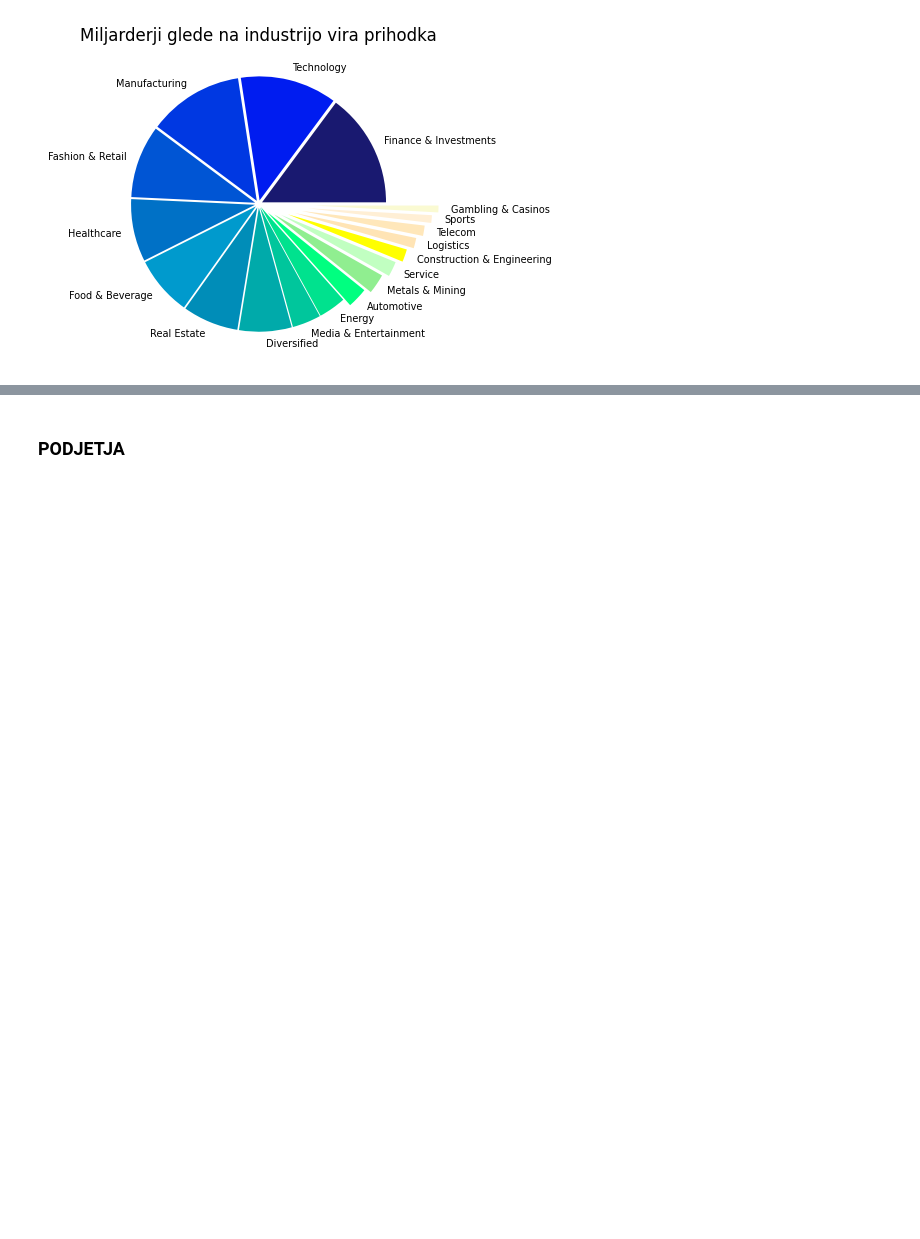
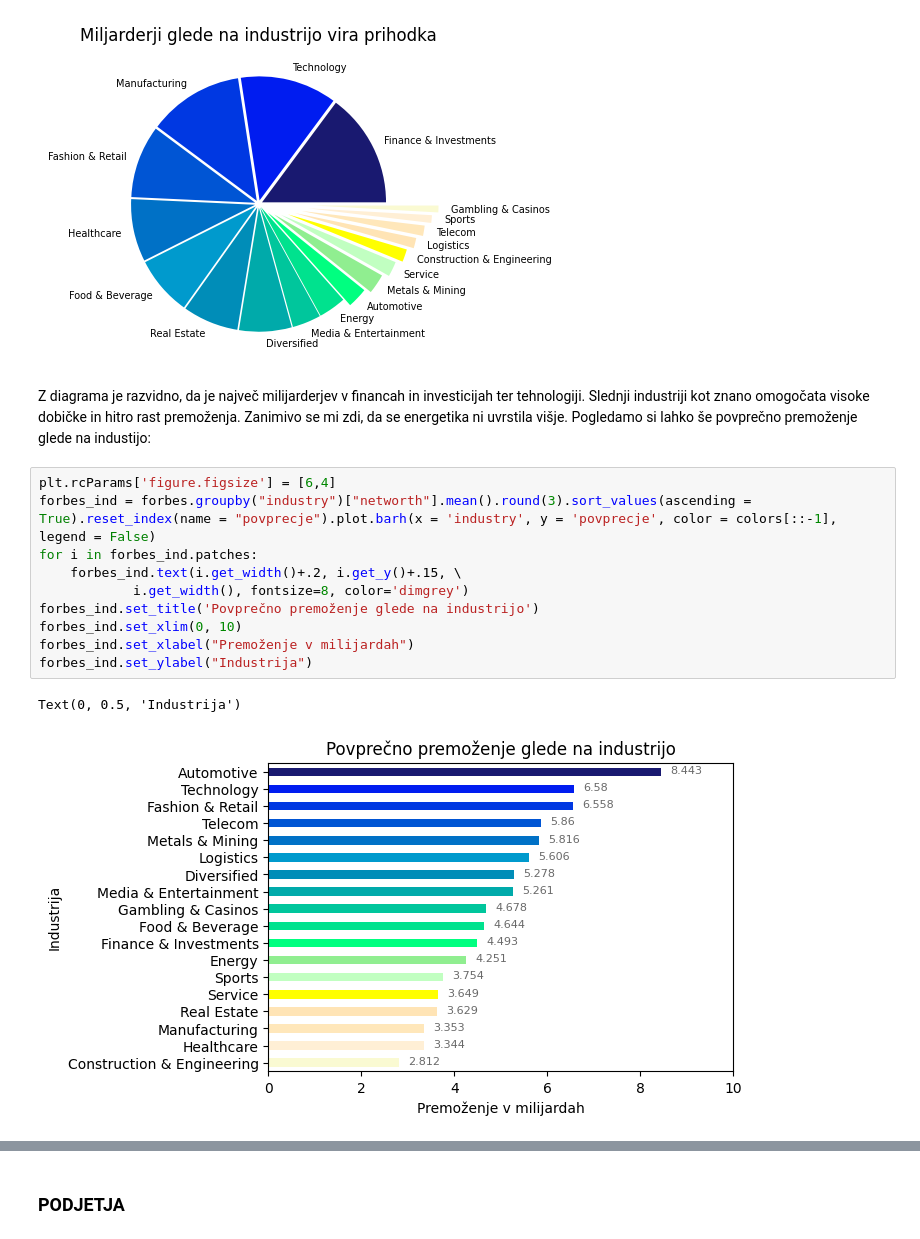
Before and after one commit to karolina-sa/Forbes-list-PROG1-projekt, a Jupyter notebook: analiza_Forbes_list.ipynb, the cells around one changed output, grey strips where cells are left out. Saved outputs shown, nothing was run; the diff lists cells and outputs as text; blank space fills up the shorter version.

```diff
--- a/analiza_Forbes_list.ipynb
+++ b/analiza_Forbes_list.ipynb
@@ -302,3 +307,19 @@ forbes.groupby('industry').size().sort_values(ascending = False).plot.pie(
 # %% [output]
 <AxesSubplot: title={'center': 'Miljarderji glede na industrijo vira prihodka'}>
 [figure]
+# %% [markdown]
+Z diagrama je razvidno, da je največ milijarderjev v financah in investicijah ter tehnologiji. Slednji industriji kot znano omogočata visoke dobičke in hitro rast premoženja. Zanimivo se mi zdi, da se energetika ni uvrstila višje.
+Pogledamo si lahko še povprečno premoženje glede na industijo:
+# %%
+plt.rcParams['figure.figsize'] = [6,4]
+forbes_ind = forbes.groupby("industry")["networth"].mean().round(3).sort_values(ascending = True).reset_index(name = "povprecje").plot.barh(x = 'industry', y = 'povprecje', color = colors[::-1], legend = False)
+for i in forbes_ind.patches:
+    forbes_ind.text(i.get_width()+.2, i.get_y()+.15, \
+            i.get_width(), fontsize=8, color='dimgrey')
+forbes_ind.set_title('Povprečno premoženje glede na industrijo')
+forbes_ind.set_xlim(0, 10)
+forbes_ind.set_xlabel("Premoženje v milijardah")
+forbes_ind.set_ylabel("Industrija")
+# %% [output]
+Text(0, 0.5, 'Industrija')
+[figure, added]
```
Also changed, not shown: parts of 20 cells of this notebook.
